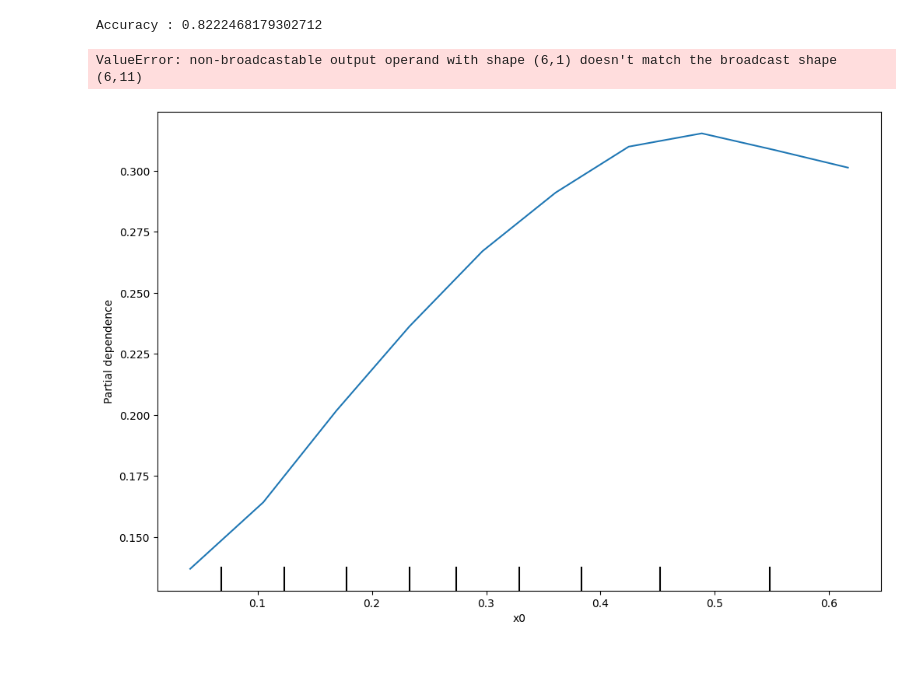
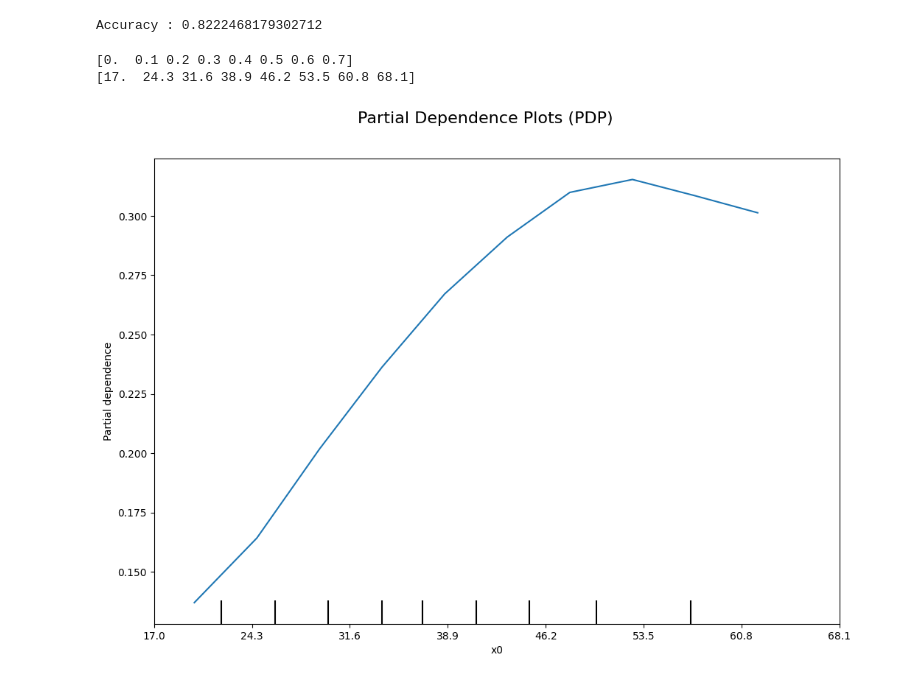
Before and after one commit to benedikt57/XAI, a Jupyter notebook: adult-income-k-nearest-neighbors-knn.ipynb, the cells around one changed output. Saved outputs shown, nothing was run; the diff lists cells and outputs as text; code cells hidden in the pictures.

```diff
--- a/adult-income-k-nearest-neighbors-knn.ipynb
+++ b/adult-income-k-nearest-neighbors-knn.ipynb
@@ -492,22 +492,33 @@ person_scaled = st.transform(junge_prime_hat_sich_bayern_inter_ausgesucht)
 # %%
 from sklearn.inspection import PartialDependenceDisplay
 import matplotlib.pyplot as plt
 
-# Features, für die du die PDPs erstellen möchtest (z.B. 'age', 'education', 'hours-per-week')
-features = [0]  # Beispiel
-faktor = st.scale_[0]
-verschiebung = st.min_[0]
+# Features for which you want to create the PDPs (e.g., 'age')
+features = [0]  # Example: 'age' is the first feature
+scale_factor = st.scale_[0]
+shift = st.min_[0]
 
+# Create the PDPs
+fig, ax = plt.subplots(figsize=(12, 8))  # Optional: Larger display for clarity
+pdp = PartialDependenceDisplay.from_estimator(model, X_train, features, ax=ax, grid_resolution=10)
 
-# Erstelle die PDPs
-fig, ax = plt.subplots(figsize=(12, 8))  # Optional: Größere Darstellung für mehr Klarheit
-PartialDependenceDisplay.from_estimator(model, X_train, features, ax=ax, grid_resolution=10)
+# Access the actual Axes object used by PartialDependenceDisplay
+actual_ax = pdp.axes_[0, 0]
 
-# Titel hinzufügen
+# Adjust x-axis labels
+xticks = actual_ax.get_xticks()
+xticks_rescaled = (xticks - shift) / scale_factor  # Rescale back to original values
+print(xticks)
+print(xticks_rescaled)
+actual_ax.set_xticks(xticks)
+actual_ax.set_xticklabels([f"{tick:.1f}" for tick in xticks_rescaled])
+
+# Add title
 plt.suptitle("Partial Dependence Plots (PDP)", fontsize=16)
-plt.subplots_adjust(top=0.9)  # Titel nicht verdecken
+plt.subplots_adjust(top=0.9)  # Avoid title overlap
 
 plt.show()
 # %% [output]
-ValueError: non-broadcastable output operand with shape (6,1) doesn't match the broadcast shape (6,11)
+[0.  0.1 0.2 0.3 0.4 0.5 0.6 0.7]
+[17.  24.3 31.6 38.9 46.2 53.5 60.8 68.1]
-[figure, old version]
+[figure, new version]
```
